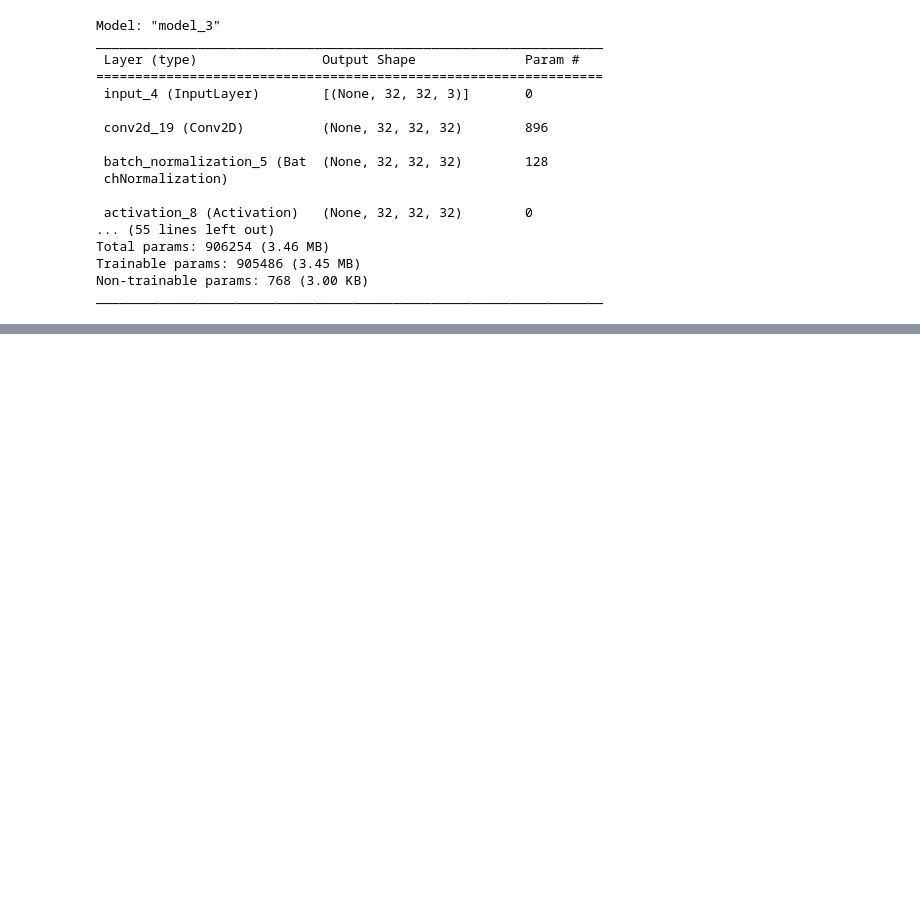
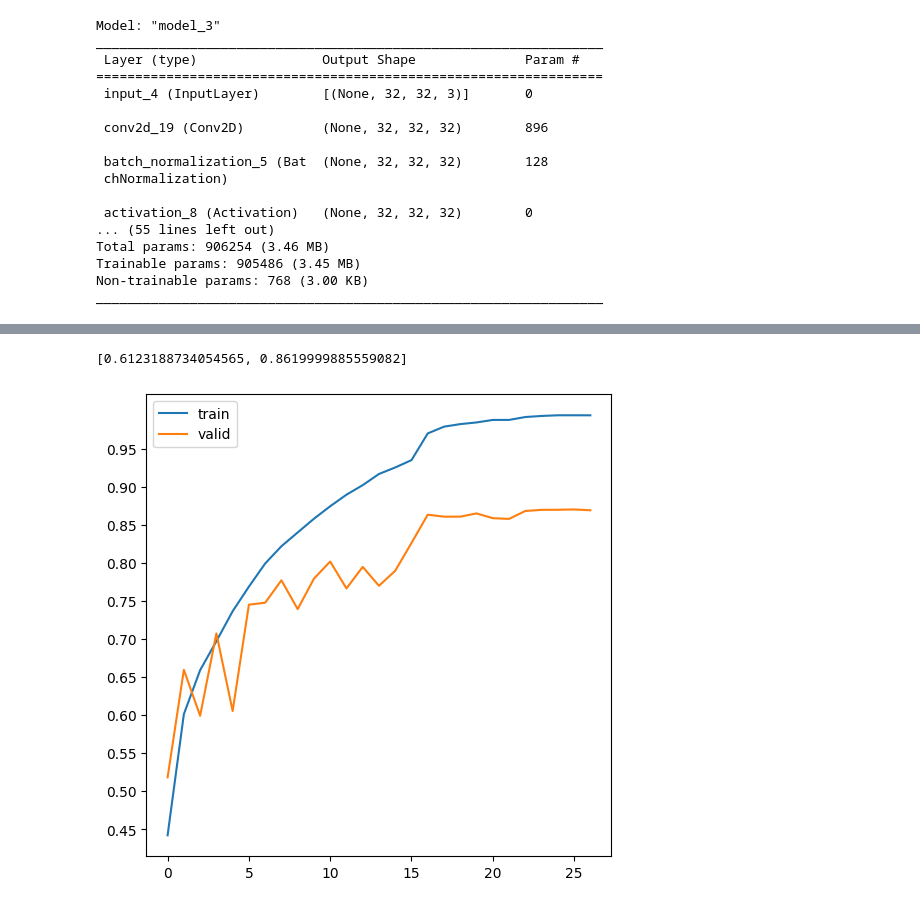
Before and after one commit to SSUcheese/inflearn-cnn-perfect-guide, a Jupyter notebook: cifar10-custom-review.ipynb, the cells around one changed output, grey strips where cells are left out. Drawn from its saved outputs; the diff is of its cells as text; code cells hidden in the pictures; blank space fills up the shorter version.

```diff
--- a/cifar10-custom-review.ipynb
+++ b/cifar10-custom-review.ipynb
@@ -773,0 +896,15 @@ Epoch 30/30
+# %%
+import matplotlib.pyplot as plt
+%matplotlib inline
+
+def show_history(history):
+    plt.figure(figsize=(6,6))
+    plt.yticks(np.arange(0,1, 0.05))
+    plt.plot(history.history['accuracy'], label='train')
+    plt.plot(history.history['val_accuracy'], label='valid')
+    plt.legend()
+
+show_history(history)
+
+model.evaluate(test_images, test_oh_labels)
+# %% [output]
@@ -773,0 +912,2 @@ Epoch 30/30
+[0.6123188734054565, 0.8619999885559082]
+[figure, added]
```
Also changed, not shown: parts of 26 cells of this notebook.
